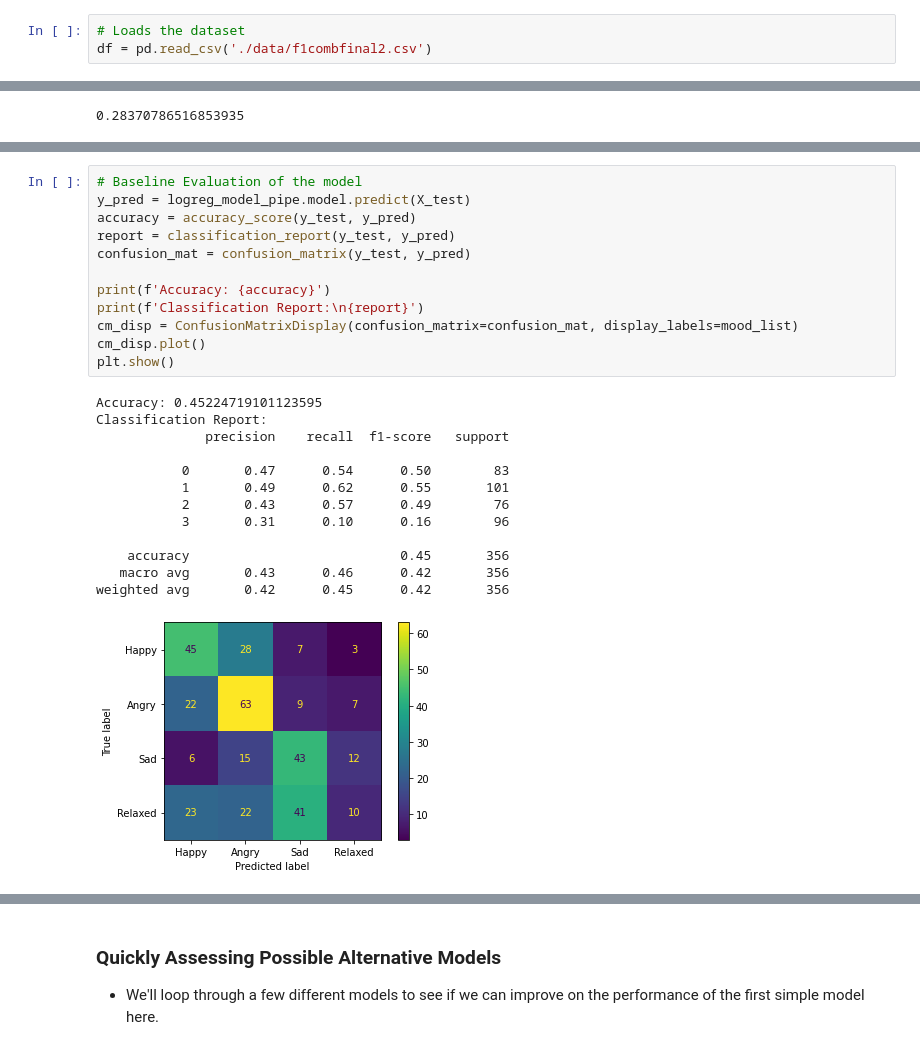
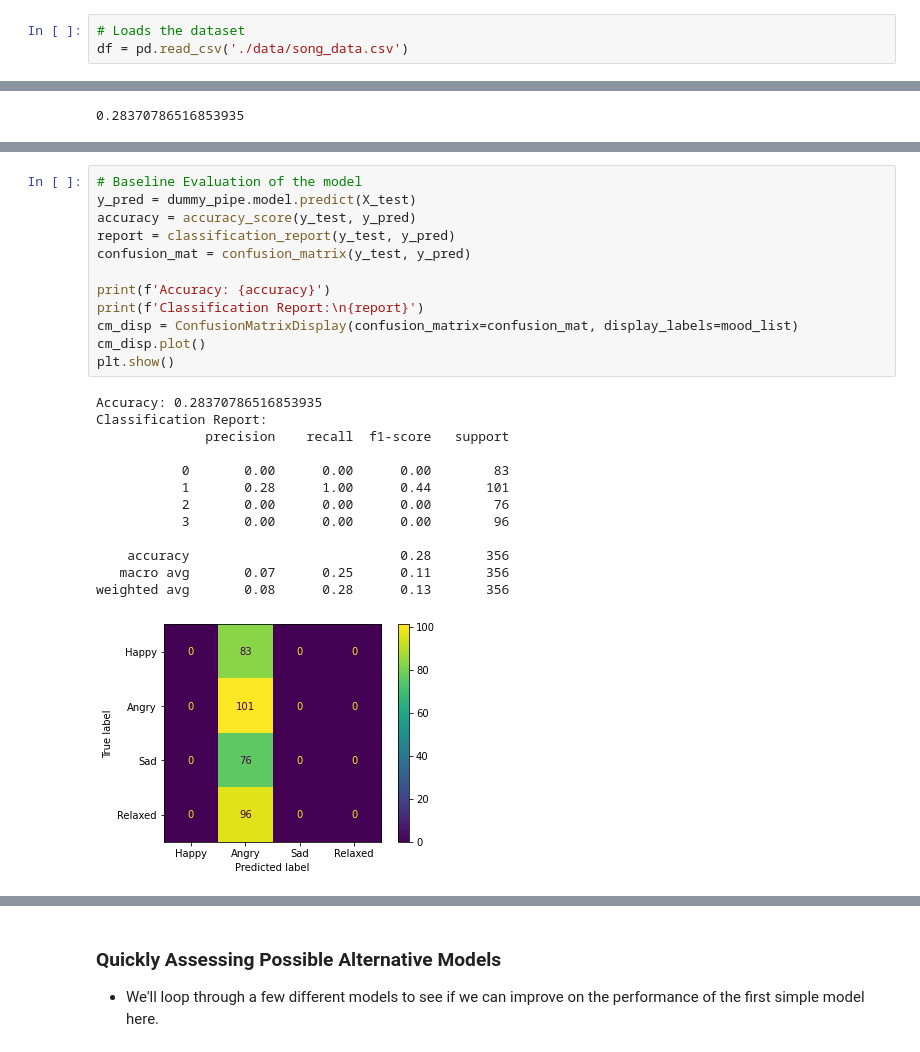
Before and after one commit to jamesleemeredith/Music-Mood-Detection-Project, a Jupyter notebook: music_mood_detection_model.ipynb, the cells around one changed output, grey strips where cells are left out. Drawn from its saved outputs; the diff is of its cells as text.

```diff
--- a/music_mood_detection_model.ipynb
+++ b/music_mood_detection_model.ipynb
@@ -67,6 +42,6 @@ from sklearn.datasets import make_classification
 # %%
 # Loads the dataset
-df = pd.read_csv('./data/f1combfinal2.csv')
+df = pd.read_csv('./data/song_data.csv')
 # %%
 # Views the dataset
 df.head()
@@ -374,26 +281,26 @@ logreg_model_pipe.plot_cv(ax=ax);
 # %%
 # Baseline Evaluation of the model
-y_pred = logreg_model_pipe.model.predict(X_test)
+y_pred = dummy_pipe.model.predict(X_test)
 accuracy = accuracy_score(y_test, y_pred)
 report = classification_report(y_test, y_pred)
 confusion_mat = confusion_matrix(y_test, y_pred)
 
 print(f'Accuracy: {accuracy}')
 print(f'Classification Report:\n{report}')
 cm_disp = ConfusionMatrixDisplay(confusion_matrix=confusion_mat, display_labels=mood_list)
 cm_disp.plot()
 plt.show()
 # %% [output]
-Accuracy: 0.45224719101123595
+Accuracy: 0.28370786516853935
 Classification Report:
               precision    recall  f1-score   support
 
-           0       0.47      0.54      0.50        83
-           1       0.49      0.62      0.55       101
-           2       0.43      0.57      0.49        76
-           3       0.31      0.10      0.16        96
+           0       0.00      0.00      0.00        83
+           1       0.28      1.00      0.44       101
+           2       0.00      0.00      0.00        76
+           3       0.00      0.00      0.00        96
 
-    accuracy                           0.45       356
-   macro avg       0.43      0.46      0.42       356
-weighted avg       0.42      0.45      0.42       356
+    accuracy                           0.28       356
+   macro avg       0.07      0.25      0.11       356
+weighted avg       0.08      0.28      0.13       356
-[figure, old version]
+[figure, new version]
```
Also changed, not shown: parts of 54 cells of this notebook, 15 other files.
